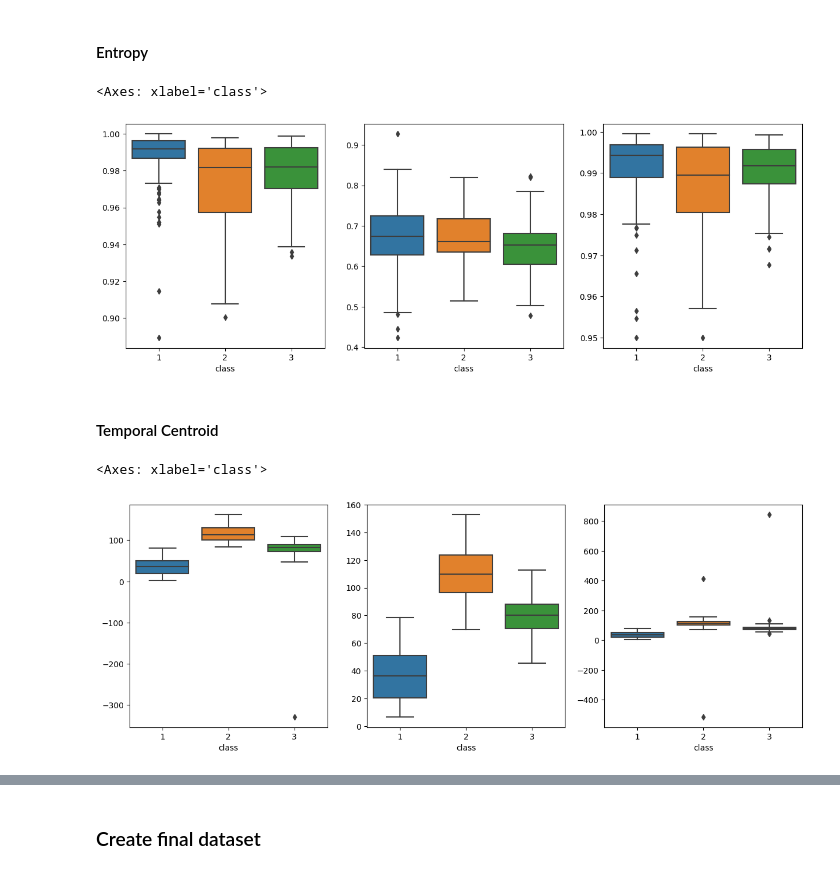
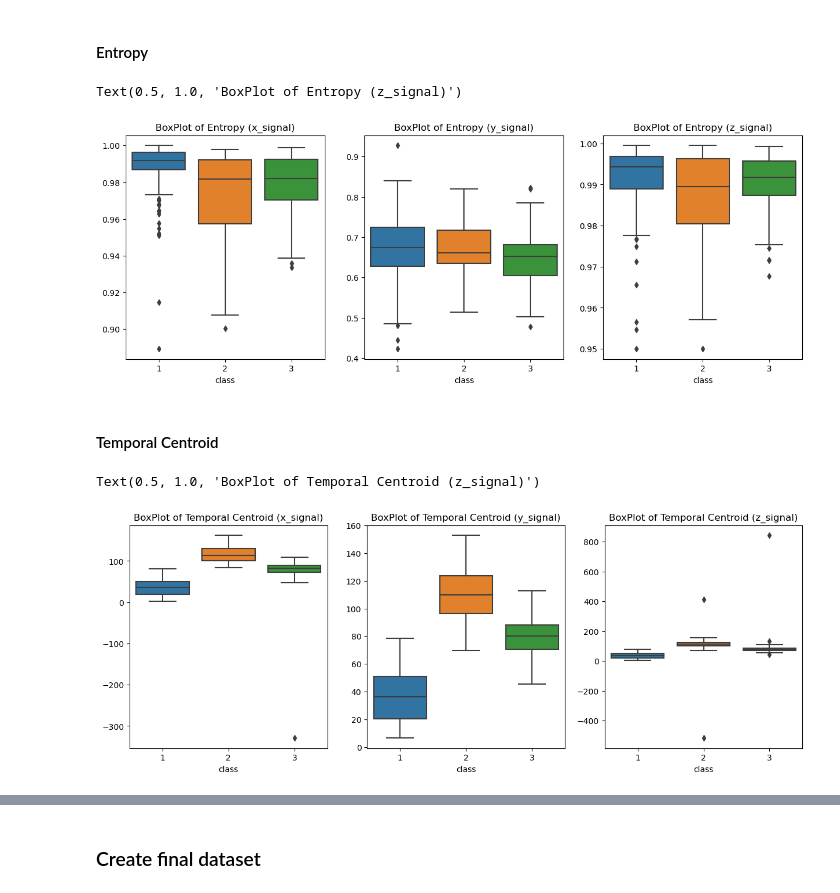
Before and after one commit to Vinavil334/SL4HD, a Jupyter notebook: Project.ipynb, the cells around one changed output, grey strips where cells are left out. Cells and saved outputs as stored; diff of their text form; code cells hidden in the pictures.

```diff
--- a/Project.ipynb
+++ b/Project.ipynb
@@ -35,9 +37,9 @@ In a futher step we create a list of datasets. The list contains for each trial
 # %%
 #insert here the path to the directory. The path should contain all the relevant documents for the project in the same folder.
 
-path = "C:/Users/markh/Desktop/Università/Paganoni/SL4HD/Train2/"
+#path = "C:/Users/markh/Desktop/Università/Paganoni/SL4HD/Train2/"
 #path = "C:/Users/giuli/OneDrive/Desktop/SL4HD/Train2/"
-#path = "C:/Users/hp/OneDrive - Politecnico di Milano/Università/STATISTICAL_LEARNING_FOR_HEALTHCAREDATA/SL4HD/Train2/"
+path = "C:/Users/hp/OneDrive - Politecnico di Milano/Università/STATISTICAL_LEARNING_FOR_HEALTHCAREDATA/SL4HD/Train2/"
 
 all_files = glob.glob(path + "*.csv")
 
@@ -762,35 +797,39 @@ for i in np.arange(len(li_test)):
         entropy_x_test.append(- np.sum(px * np.log2(px)) / np.log2(len(li_test[i].x)))
 
     valuey, countsy = np.unique(li_test[i].y, return_counts=True)
     py = countsy / countsy.sum()
     py = py[np.where(py != 0)]
     if np.log2(len(li_test[i].y)) == 1:
         entropy_y_test.append(0)
     elif np.sum(py * np.log2(py)) / np.log2(len(li_test[i].y)) == 0:
         entropy_y_test.append(0)
     else:
         entropy_y_test.append(- np.sum(py * np.log2(py)) / np.log2(len(li_test[i].y)))
 
     valuez, countsz = np.unique(li_test[i].z, return_counts=True)
     pz = countsz / countsz.sum()
     pz = pz[np.where(pz != 0)]
     if np.log2(len(li_test[i].z)) == 1:
         entropy_z_test.append(0)
     elif np.sum(pz * np.log2(pz)) / np.log2(len(li_test[i].z)) == 0:
         entropy_z_test.append(0)
     else:
         entropy_z_test.append(- np.sum(pz * np.log2(pz)) / np.log2(len(li_test[i].z)))
 
 fig, axs = plt.subplots(ncols=3, figsize=(15,5))
 
 sns.boxplot(x='class',y=entropy_x,data=d_classes,ax=axs[0])
 
 sns.boxplot(x='class',y=entropy_y,data=d_classes,ax=axs[1])
 
 sns.boxplot(x='class',y=entropy_z,data=d_classes,ax=axs[2])
+
+axs[0].set_title('BoxPlot of Entropy (x_signal)')
+axs[1].set_title('BoxPlot of Entropy (y_signal)')
+axs[2].set_title('BoxPlot of Entropy (z_signal)')
 # %% [output]
-<Axes: xlabel='class'>
+Text(0.5, 1.0, 'BoxPlot of Entropy (z_signal)')
-[figure, old version]
+[figure, new version]
 # %% [markdown]
 #### Temporal Centroid
 # %%
@@ -818,6 +857,10 @@ sns.boxplot(x='class',y=temporal_centroid_x,data=d_classes,ax=axs[0])
 sns.boxplot(x='class',y=temporal_centroid_y,data=d_classes,ax=axs[1])
 
 sns.boxplot(x='class',y=temporal_centroid_z,data=d_classes,ax=axs[2])
+
+axs[0].set_title('BoxPlot of Temporal Centroid (x_signal)')
+axs[1].set_title('BoxPlot of Temporal Centroid (y_signal)')
+axs[2].set_title('BoxPlot of Temporal Centroid (z_signal)')
 # %% [output]
-<Axes: xlabel='class'>
+Text(0.5, 1.0, 'BoxPlot of Temporal Centroid (z_signal)')
-[figure, old version]
+[figure, new version]
```
Also changed, not shown: parts of 43 cells of this notebook.
